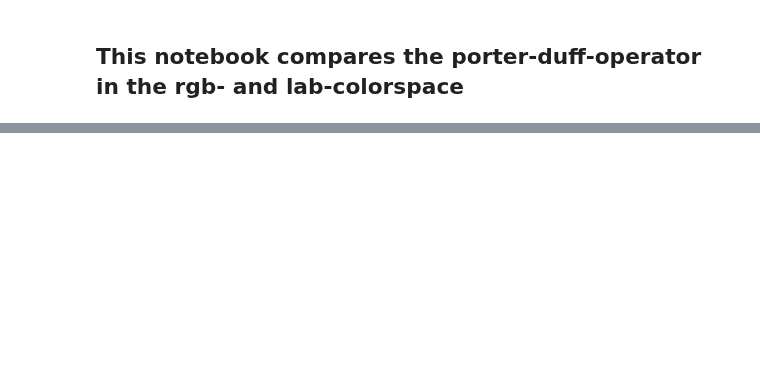
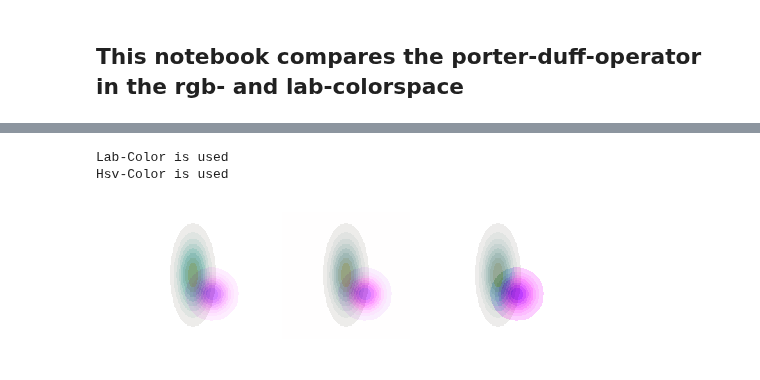
Before and after one commit to asver12/contour-maps-visualization, a Jupyter notebook: matplotlib-colorschemes-comparing-lab-rgb-porter-duff-operator.ipynb, the cells around one changed output, grey strips where cells are left out. Saved outputs shown, nothing was run; the diff lists cells and outputs as text; code cells hidden in the pictures; blank space fills up the shorter version.

```diff
--- a/matplotlib-colorschemes-comparing-lab-rgb-porter-duff-operator.ipynb
+++ b/matplotlib-colorschemes-comparing-lab-rgb-porter-duff-operator.ipynb
@@ -131,0 +134,6 @@ array([1., 1., 1.])
+# %%
+plot_value_combination(color_blending_operator.blend_one_point_color, Z_color,Z_color_1,Z_color_2,0.5,1)
+# %% [output]
+Lab-Color is used
+Hsv-Color is used
+[figure, added]
```
Also changed, not shown: parts of 26 cells of this notebook, 8 other files.
